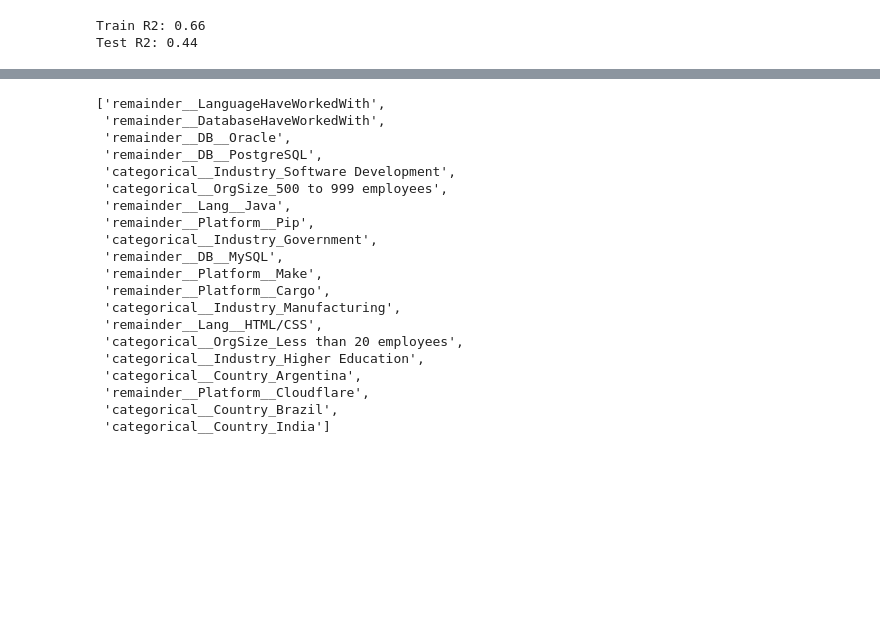
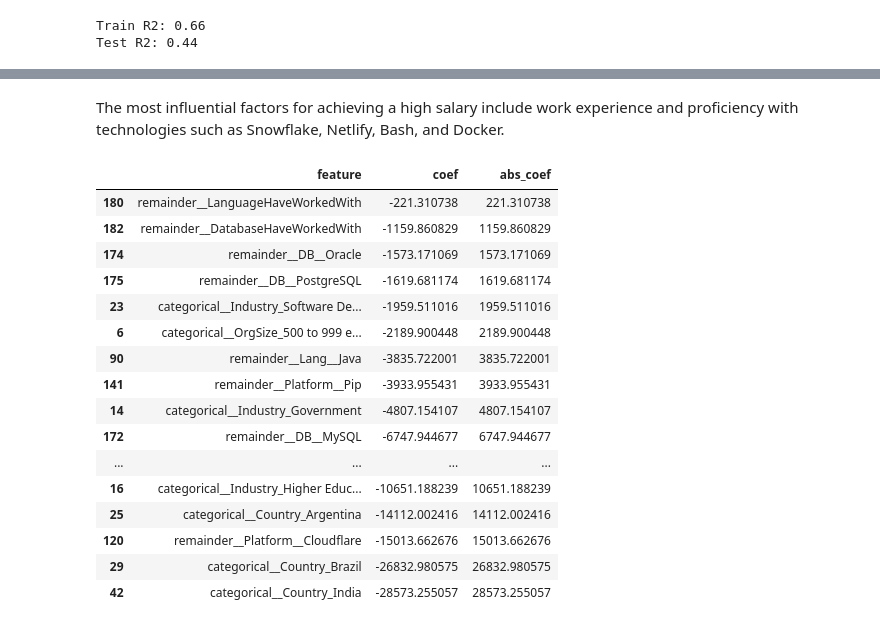
Before and after one commit to weihuapan00/stackoverflow-2025-ds-salary, a Jupyter notebook: EDA.ipynb, the cells around one changed output, grey strips where cells are left out. Saved outputs shown, nothing was run; the diff lists cells and outputs as text; code cells hidden in the pictures; blank space fills up the shorter version.

```diff
--- a/EDA.ipynb
+++ b/EDA.ipynb
@@ -643,23 +780,22 @@ lasso_features_df.sort_values(by='coef', ascending=False).head(20).feature.tolis
+# %% [markdown]
+The most influential factors for achieving a high salary include work experience and proficiency with technologies such as Snowflake, Netlify, Bash, and Docker.
 # %%
-lasso_features_df.sort_values(by='coef', ascending=False).tail(20).feature.tolist()
+lasso_features_df.sort_values(by='coef', ascending=False).tail(20)
 # %% [output]
-['remainder__LanguageHaveWorkedWith',
- 'remainder__DatabaseHaveWorkedWith',
- 'remainder__DB__Oracle',
- 'remainder__DB__PostgreSQL',
- 'categorical__Industry_Software Development',
- 'categorical__OrgSize_500 to 999 employees',
- 'remainder__Lang__Java',
- 'remainder__Platform__Pip',
- 'categorical__Industry_Government',
- 'remainder__DB__MySQL',
- 'remainder__Platform__Make',
- 'remainder__Platform__Cargo',
- 'categorical__Industry_Manufacturing',
- 'remainder__Lang__HTML/CSS',
- 'categorical__OrgSize_Less than 20 employees',
- 'categorical__Industry_Higher Education',
- 'categorical__Country_Argentina',
- 'remainder__Platform__Cloudflare',
- 'categorical__Country_Brazil',
- 'categorical__Country_India']
+|  | feature | coef | abs_coef |
+| 180 | remainder__LanguageHaveWorkedWith | -221.310738 | 221.310738 |
+| 182 | remainder__DatabaseHaveWorkedWith | -1159.860829 | 1159.860829 |
+| 174 | remainder__DB__Oracle | -1573.171069 | 1573.171069 |
+| 175 | remainder__DB__PostgreSQL | -1619.681174 | 1619.681174 |
+| 23 | categorical__Industry_Software De... | -1959.511016 | 1959.511016 |
+| 6 | categorical__OrgSize_500 to 999 e... | -2189.900448 | 2189.900448 |
+| 90 | remainder__Lang__Java | -3835.722001 | 3835.722001 |
+| 141 | remainder__Platform__Pip | -3933.955431 | 3933.955431 |
+| 14 | categorical__Industry_Government | -4807.154107 | 4807.154107 |
+| 172 | remainder__DB__MySQL | -6747.944677 | 6747.944677 |
+| ... | ... | ... | ... |
+| 16 | categorical__Industry_Higher Educ... | -10651.188239 | 10651.188239 |
+| 25 | categorical__Country_Argentina | -14112.002416 | 14112.002416 |
+| 120 | remainder__Platform__Cloudflare | -15013.662676 | 15013.662676 |
+| 29 | categorical__Country_Brazil | -26832.980575 | 26832.980575 |
+| 42 | categorical__Country_India | -28573.255057 | 28573.255057 |
```
Also changed, not shown: parts of 56 cells of this notebook, 2 other files.
